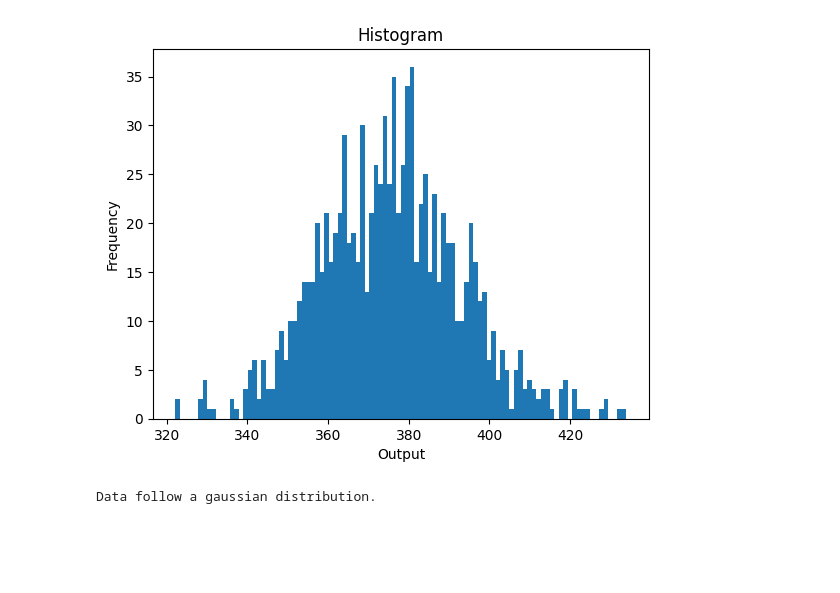
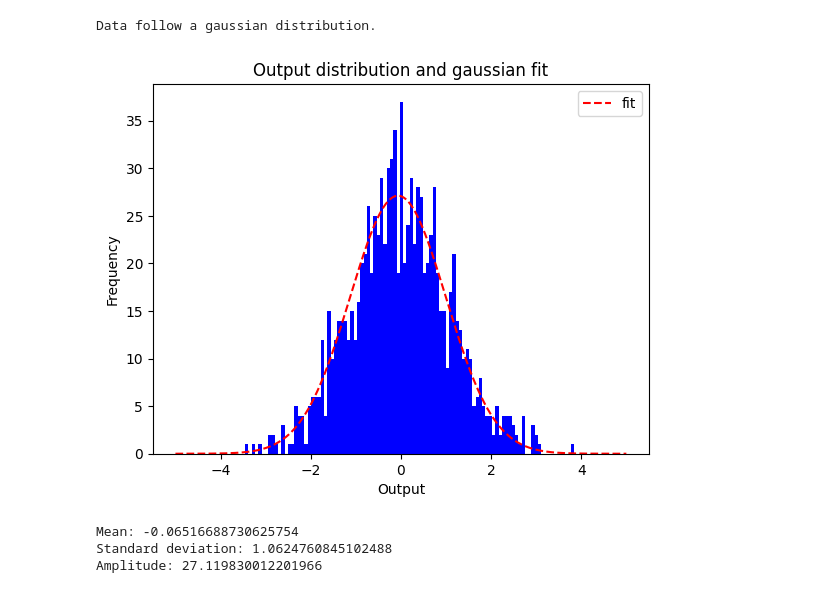
Before and after one commit to Manuel1711/Neural-Networks, a Jupyter notebook: NN_Gaussian.ipynb, the cells around one changed output. Saved outputs shown, nothing was run; the diff lists cells and outputs as text; code cells hidden in the pictures; blank space fills up the shorter version.

```diff
--- a/NN_Gaussian.ipynb
+++ b/NN_Gaussian.ipynb
@@ -13,7 +17,6 @@ def forward(X,i):
     Z1 = tf.add(tf.matmul(X, W1[:,:,i]), b1[:,i])
     A1 = tf.nn.relu(Z1)
     Z2 = tf.add(tf.matmul(A1, W2[:,:,i]), b2[:,i])
-    Y = tf.nn.relu(Z2)
     return Z2
 # %%
 # Define the dimensions of the NN
@@ -75,21 +82,43 @@ plt.show()
-# %%
-# Check the output distribution
-plt.clf()
-plt.hist(output_array, bins=100)
-plt.xlabel('Output')
-plt.ylabel('Frequency')
-plt.title('Histogram')
-plt.show()
-
-
-# Test of the gaussianity
-stat, p = normaltest(output_array)
-
-# Print the result of the test
-if p < 0.05:
-    print("Data don't follow a gaussian distribution.")
-else:
-    print("Data follow a gaussian distribution.")
-# %% [output]
-[figure, removed]
-Data follow a gaussian distribution.
+# %%
+# Test of the gaussianity
+stat, p = normaltest(output_array)
+
+# Print the result of the test
+if p < 0.05:
+    print("Data don't follow a gaussian distribution.")
+else:
+    print("Data follow a gaussian distribution.")
+
+
+# Take parameters of our histogram
+counts, bins, _ = plt.hist(output_array, bins=100)
+
+
+# Define the Gaussian function
+def gaussian(x, mu, sigma, A):
+    return A * np.exp(-(x - mu)**2 / (2 * sigma**2))
+
+# Use curve_fit to fit the histogram to the Gaussian function
+p0 = [0, 1, 1]
+coeff, var_matrix = curve_fit(gaussian, bins[:-1], counts, p0=p0)
+
+# Plot the histogram and the fitted Gaussian function
+x = np.linspace(-5, 5, 1000)
+plt.hist(output_array, bins=100, color ='blue')
+plt.plot(x, gaussian(x, *coeff), 'r--', label='fit')
+plt.legend()
+plt.xlabel('Output')
+plt.ylabel('Frequency')
+plt.title('Output distribution and gaussian fit')
+plt.show()
+
+# Print gaussian parameters
+print("Mean:", coeff[0])
+print("Standard deviation:", coeff[1])
+print("Amplitude:", coeff[2])
+# %% [output]
+Data follow a gaussian distribution.
+[figure, added]
+Mean: -0.06516688730625754
+Standard deviation: 1.0624760845102488
+Amplitude: 27.119830012201966
```
Also changed, not shown: parts of 5 cells of this notebook.
